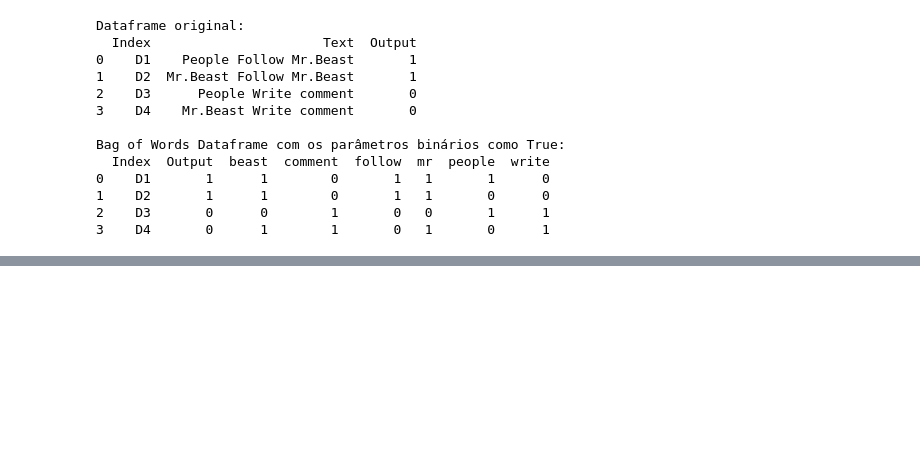
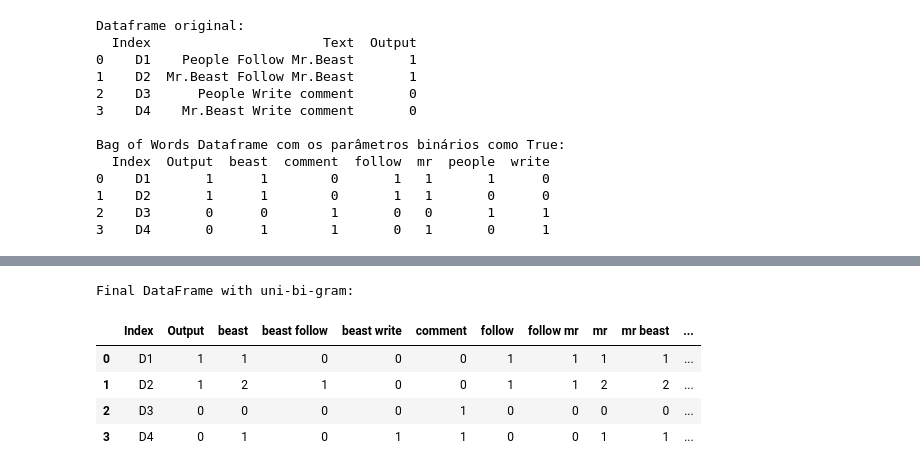
Before and after one commit to thiago-abarros/twitter-sentiment-analysis, a Jupyter notebook: notebooks/pre-processing.ipynb, the cells around one changed output, grey strips where cells are left out. Drawn from its saved outputs; the diff is of its cells as text; code cells hidden in the pictures; blank space fills up the shorter version.

Commit message:
feat: added N-Grams pre-processing step

```diff
--- a/notebooks/pre-processing.ipynb
+++ b/notebooks/pre-processing.ipynb
@@ -595,0 +613,34 @@ Bag of Words Dataframe com os parâmetros binários como True:
+# %%
+from sklearn.feature_extraction.text import CountVectorizer
+data = {
+    'Index': ['D1', 'D2', 'D3', 'D4'],
+    'Text': [
+        'People Follow Mr.Beast',
+        'Mr.Beast Follow Mr.Beast',
+        'People Write comment',
+        'Mr.Beast Write comment'
+    ],
+    'Output': [1, 1, 0, 0]
+}
+df = pd.DataFrame(data)
+texts = df['Text']
+labels = df['Output']
+# %%
+ngram_vectorizer = CountVectorizer(ngram_range=(1, 2))  # Ajuste o ngram_range para diferentes tamanhos de n_gram
+X_ngram = ngram_vectorizer.fit_transform(texts)
+
+feature_names = ngram_vectorizer.get_feature_names_out()
+
+df_ngram = pd.DataFrame(X_ngram.toarray(), columns=feature_names)
+
+df_final = pd.concat([df[['Index', 'Output']], df_ngram], axis=1)
+
+print("Final DataFrame with uni-bi-gram:")
+df_final
+# %% [output]
+Final DataFrame with uni-bi-gram:
+|  | Index | Output | beast | beast follow | beast write | comment | follow | follow mr | mr | mr beast | ... |
+| 0 | D1 | 1 | 1 | 0 | 0 | 0 | 1 | 1 | 1 | 1 | ... |
+| 1 | D2 | 1 | 2 | 1 | 0 | 0 | 1 | 1 | 2 | 2 | ... |
+| 2 | D3 | 0 | 0 | 0 | 0 | 1 | 0 | 0 | 0 | 0 | ... |
+| 3 | D4 | 0 | 1 | 0 | 1 | 1 | 0 | 0 | 1 | 1 | ... |
```
Also changed, not shown: parts of 3 cells of this notebook.
